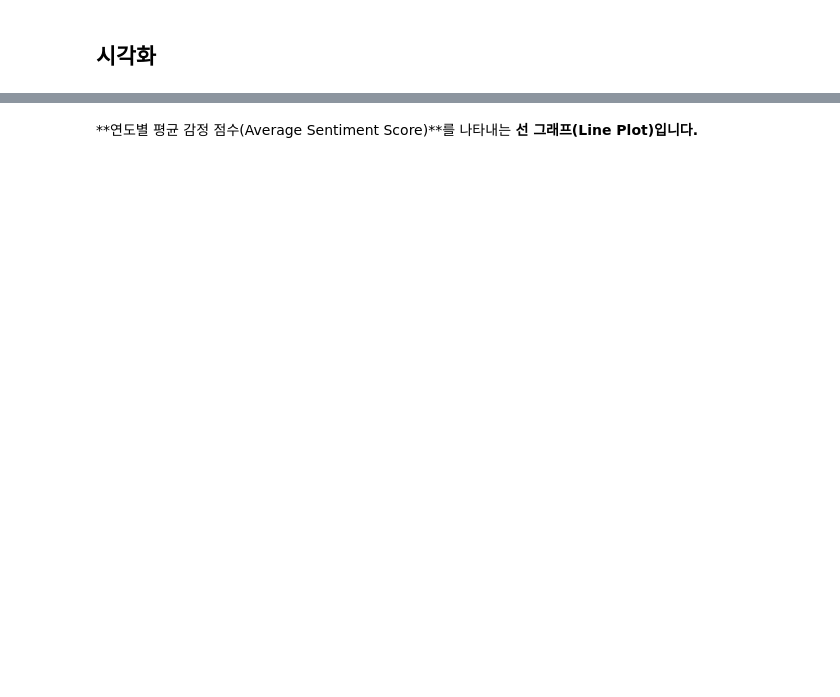
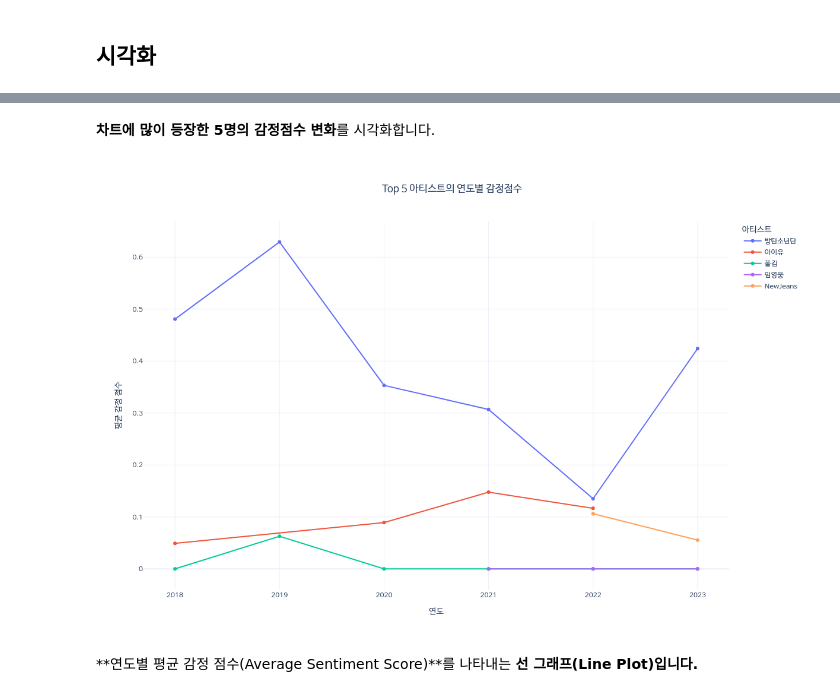
Before and after one commit to joonone2/music-analysis, a Jupyter notebook: melon.ipynb, the cells around one changed output, grey strips where cells are left out. Drawn from its saved outputs; the diff is of its cells as text; code cells hidden in the pictures; blank space fills up the shorter version.

```diff
--- a/melon.ipynb
+++ b/melon.ipynb
@@ -258,0 +265,14 @@ avg_sentiment_df.to_csv('avg_sentiment_by_year.csv', index=False)
+# %%
+for year, df in dataframes.items():
+    df['Year'] = year  # 각 데이터프레임에 'Year' 컬럼 추가
+
+# 모든 데이터프레임을 하나로 합침
+all_data = pd.concat(dataframes.values(), ignore_index=True)
+
+# 결과 출력
+all_data.head()
+
+# 'all_data' 데이터프레임을 CSV 파일로 저장
+all_data.to_csv('melon_combined_data.csv', index=False)
+
+print("Data saved to 'combined_data.csv'")
@@ -261,3 +303,42 @@ avg_sentiment_df.to_csv('avg_sentiment_by_year.csv', index=False)
+# %% [markdown]
+**차트에 많이 등장한 5명의 감정점수 변화**를 시각화합니다.
+# %%
+import plotly.express as px
+
+# 특정 가수들의 리스트
+top_5_singers = ['방탄소년단', '아이유', '폴킴', 'NewJeans', '임영웅']
+
+# 해당 가수들의 데이터 필터링
+filtered_data = all_data[all_data['singer'].isin(top_5_singers)]
+
+# 연도별, 가수별 평균 감정 점수 계산
+avg_sentiment_by_year = filtered_data.groupby(['Year', 'singer'])['sentiment_score'].mean().reset_index()
+
+# Plotly 시각화
+fig = px.line(avg_sentiment_by_year,
+              x='Year',
+              y='sentiment_score',
+              color='singer',
+              markers=True,
+              title='Top 5 아티스트의 연도별 감정점수',
+              labels={'sentiment_score': 'Average Sentiment Score', 'Year': 'Year'},
+              template='plotly_white')
+
+# 그래프 스타일 및 크기 조정
+fig.update_layout(
+    font_family="NanumBarunGothic",
+    legend_title="아티스트",
+    xaxis=dict(title="연도", tickangle=0),
+    yaxis=dict(title="평균 감정 점수"),
+    width=1200,  # 그래프 너비
+    height=800,  # 그래프 높이
+    title_x=0.5
+)
+
+# PNG로 렌더링 옵션
+fig.show(renderer="png")  # PNG로 렌더링
+# %% [output]
+[figure, added]
 # %% [markdown]
 **연도별 평균 감정 점수(Average Sentiment Score)**를 나타내는 **선 그래프(Line Plot)입니다.**
 # %%
```
Also changed, not shown: parts of 7 cells of this notebook.
